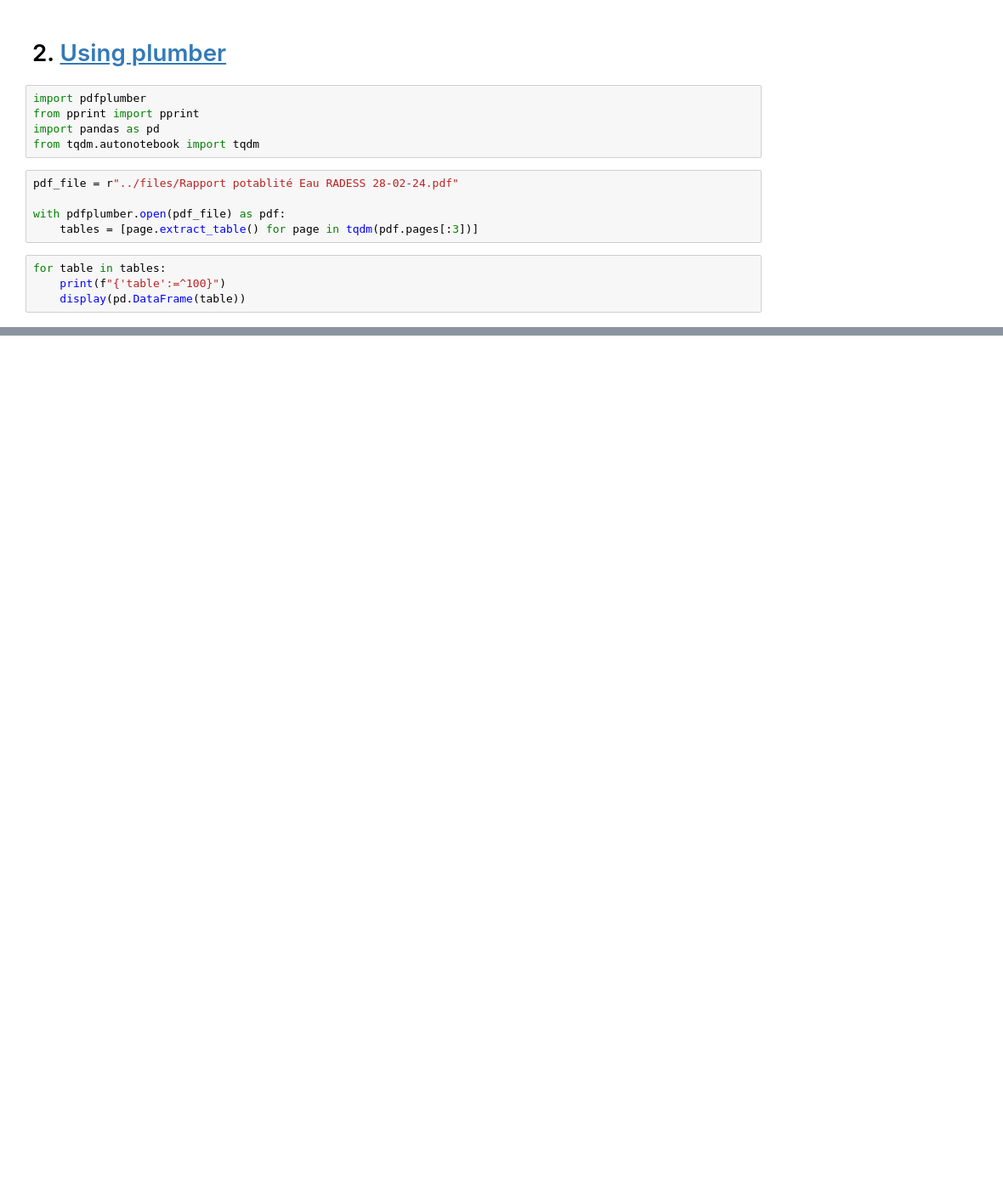
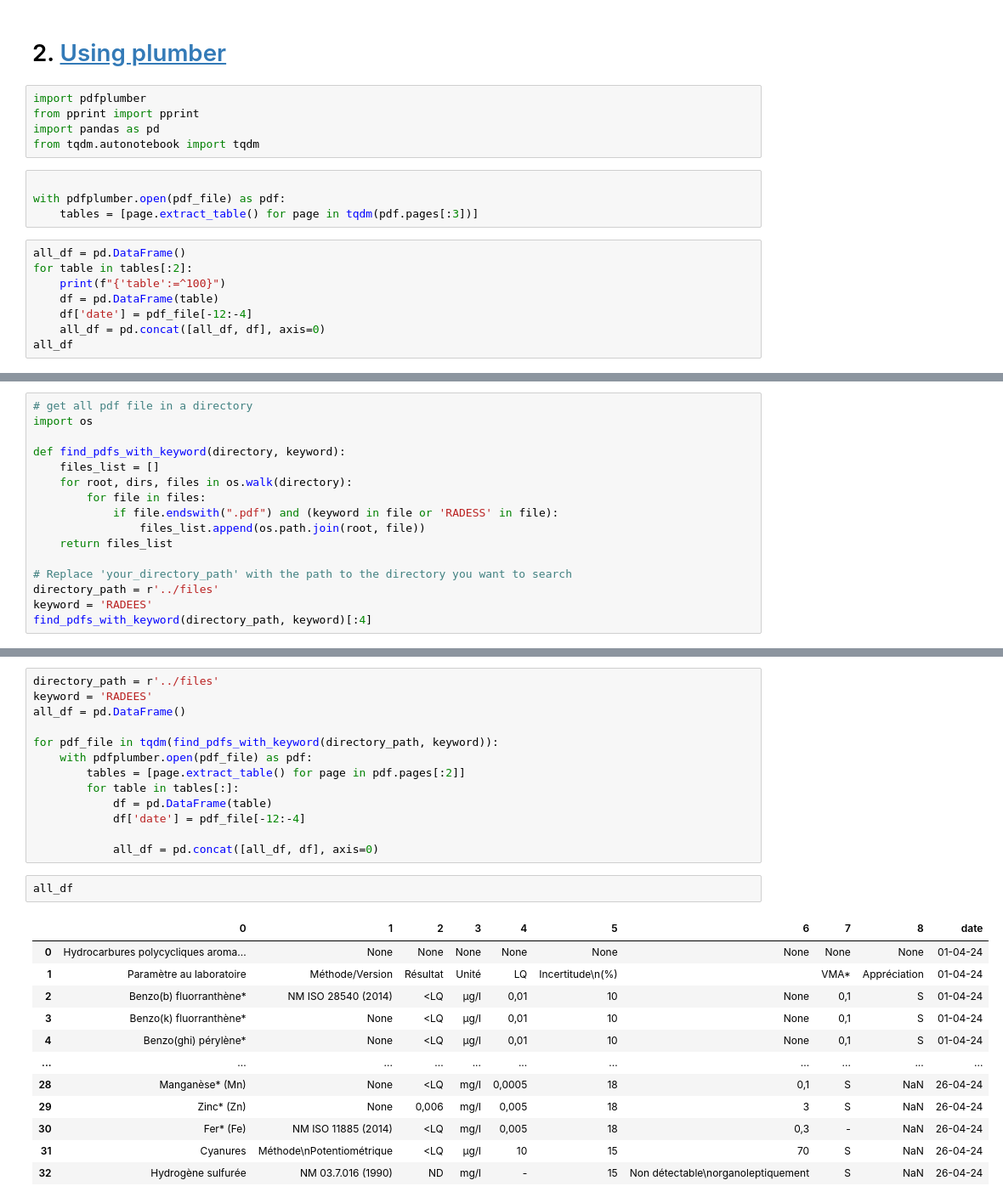
Before and after one commit to rammah83/Table_Extractor, a Jupyter notebook: notebooks/Potable_water.ipynb, the cells around one changed output, grey strips where cells are left out. Shown at 85% size. Cells and saved outputs as stored; diff of their text form; blank space fills up the shorter version.

Commit message:
Feat: iterates over all PDF files in directory

```diff
--- a/notebooks/Potable_water.ipynb
+++ b/notebooks/Potable_water.ipynb
@@ -139,11 +132,14 @@ from pprint import pprint
 import pandas as pd
 from tqdm.autonotebook import tqdm
 # %%
-pdf_file = r"../files/Rapport potablité Eau RADESS 28-02-24.pdf"
 
 with pdfplumber.open(pdf_file) as pdf:
     tables = [page.extract_table() for page in tqdm(pdf.pages[:3])]
 # %%
-for table in tables:
+all_df = pd.DataFrame()
+for table in tables[:2]:
     print(f"{'table':=^100}")
-    display(pd.DataFrame(table))
+    df = pd.DataFrame(table)
+    df['date'] = pdf_file[-12:-4]
+    all_df = pd.concat([all_df, df], axis=0)
+all_df
@@ -203,0 +148,16 @@ for table in tables:
+# %%
+# get all pdf file in a directory
+import os
+
+def find_pdfs_with_keyword(directory, keyword):
+    files_list = []
+    for root, dirs, files in os.walk(directory):
+        for file in files:
+            if file.endswith(".pdf") and (keyword in file or 'RADESS' in file):
+                files_list.append(os.path.join(root, file))
+    return files_list
+
+# Replace 'your_directory_path' with the path to the directory you want to search
+directory_path = r'../files'
+keyword = 'RADEES'
+find_pdfs_with_keyword(directory_path, keyword)[:4]
@@ -203,0 +169,28 @@ for table in tables:
+# %%
+directory_path = r'../files'
+keyword = 'RADEES'
+all_df = pd.DataFrame()
+
+for pdf_file in tqdm(find_pdfs_with_keyword(directory_path, keyword)):
+    with pdfplumber.open(pdf_file) as pdf:
+        tables = [page.extract_table() for page in pdf.pages[:2]]
+        for table in tables[:]:
+            df = pd.DataFrame(table)
+            df['date'] = pdf_file[-12:-4]
+
+            all_df = pd.concat([all_df, df], axis=0)
+# %%
+all_df
+# %% [output]
+|  | 0 | 1 | 2 | 3 | 4 | 5 | 6 | 7 | 8 | date |
+| 0 | Hydrocarbures polycycliques aroma... | None | None | None | None | None | None | None | None | 01-04-24 |
+| 1 | Paramètre au laboratoire | Méthode/Version | Résultat | Unité | LQ | Incertitude\n(%) |  | VMA* | Appréciation | 01-04-24 |
+| 2 | Benzo(b) fluorranthène* | NM ISO 28540 (2014) | <LQ | µg/l | 0,01 | 10 | None | 0,1 | S | 01-04-24 |
+| 3 | Benzo(k) fluorranthène* | None | <LQ | µg/l | 0,01 | 10 | None | 0,1 | S | 01-04-24 |
+| 4 | Benzo(ghi) pérylène* | None | <LQ | µg/l | 0,01 | 10 | None | 0,1 | S | 01-04-24 |
+| ... | ... | ... | ... | ... | ... | ... | ... | ... | ... | ... |
+| 28 | Manganèse* (Mn) | None | <LQ | mg/l | 0,0005 | 18 | 0,1 | S | NaN | 26-04-24 |
+| 29 | Zinc* (Zn) | None | 0,006 | mg/l | 0,005 | 18 | 3 | S | NaN | 26-04-24 |
+| 30 | Fer* (Fe) | NM ISO 11885 (2014) | <LQ | mg/l | 0,005 | 18 | 0,3 | - | NaN | 26-04-24 |
+| 31 | Cyanures | Méthode\nPotentiométrique | <LQ | µg/l | 10 | 15 | 70 | S | NaN | 26-04-24 |
+| 32 | Hydrogène sulfurée | NM 03.7.016 (1990) | ND | mg/l | - | 15 | Non détectable\norganoleptiquement | S | NaN | 26-04-24 |
```
Also changed, not shown: parts of 9 cells of this notebook, 3 other files.
